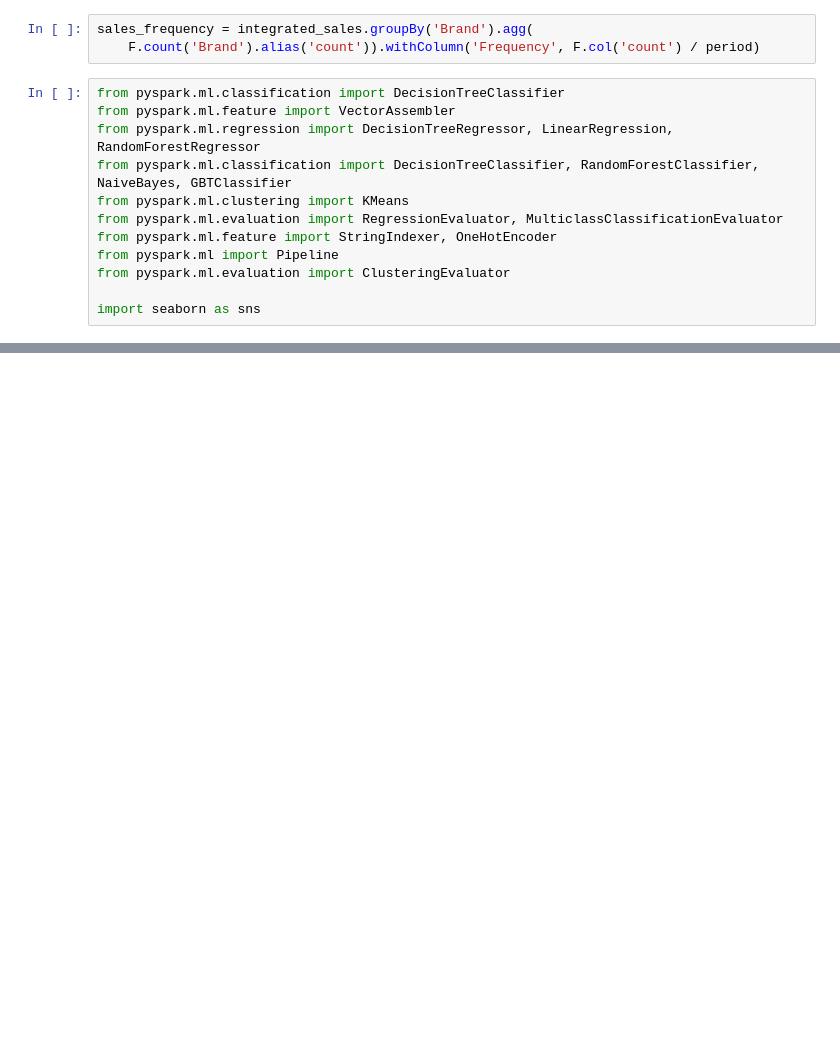
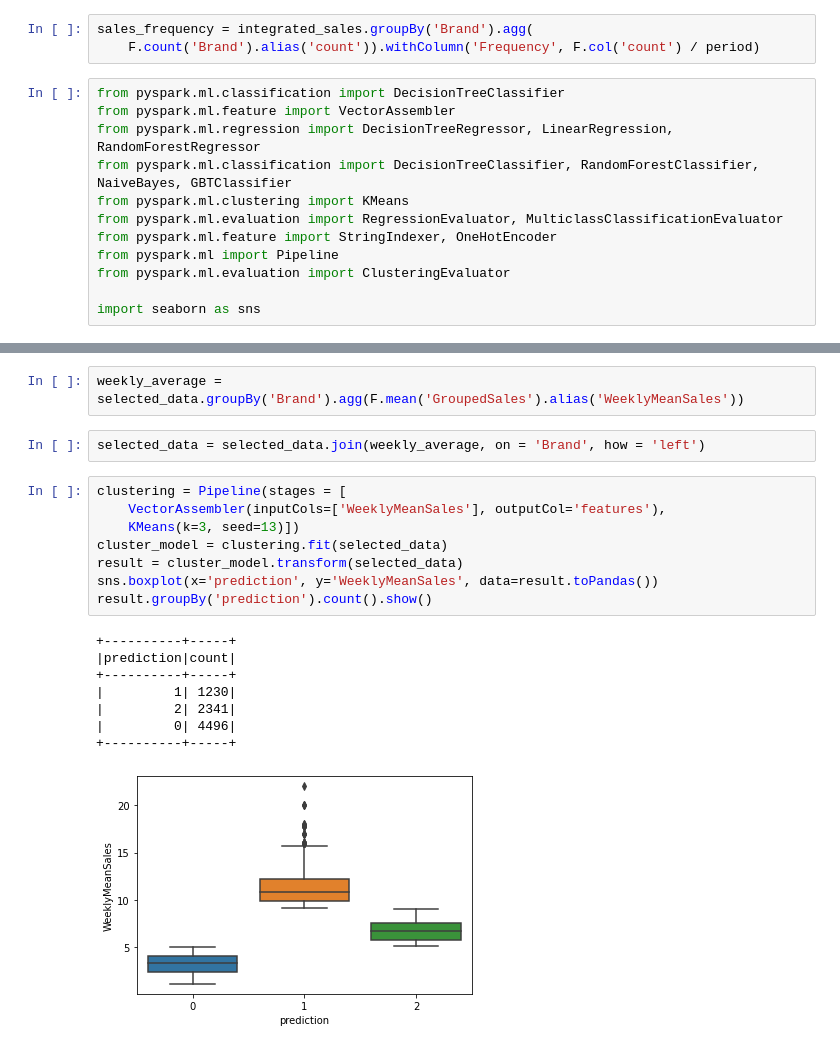
Before and after one commit to lee0210/infosys722-iteration4, a Jupyter notebook: notebook-i4.ipynb, the cells around one changed output, grey strips where cells are left out. Drawn from its saved outputs; the diff is of its cells as text; blank space fills up the shorter version.

```diff
--- a/notebook-i4.ipynb
+++ b/notebook-i4.ipynb
@@ -68,0 +264,21 @@ sns.boxplot(x='prediction', y='Frequency', data=result.toPandas())
+# %%
+weekly_average = selected_data.groupBy('Brand').agg(F.mean('GroupedSales').alias('WeeklyMeanSales'))
+# %%
+selected_data = selected_data.join(weekly_average, on = 'Brand', how = 'left')
+# %%
+clustering = Pipeline(stages = [
+    VectorAssembler(inputCols=['WeeklyMeanSales'], outputCol='features'),
+    KMeans(k=3, seed=13)])
+cluster_model = clustering.fit(selected_data)
+result = cluster_model.transform(selected_data)
+sns.boxplot(x='prediction', y='WeeklyMeanSales', data=result.toPandas())
+result.groupBy('prediction').count().show()
+# %% [output]
++----------+-----+
+|prediction|count|
++----------+-----+
+|         1| 1230|
+|         2| 2341|
+|         0| 4496|
++----------+-----+
+[figure, added]
```
Also changed, not shown: parts of 30 cells of this notebook.
